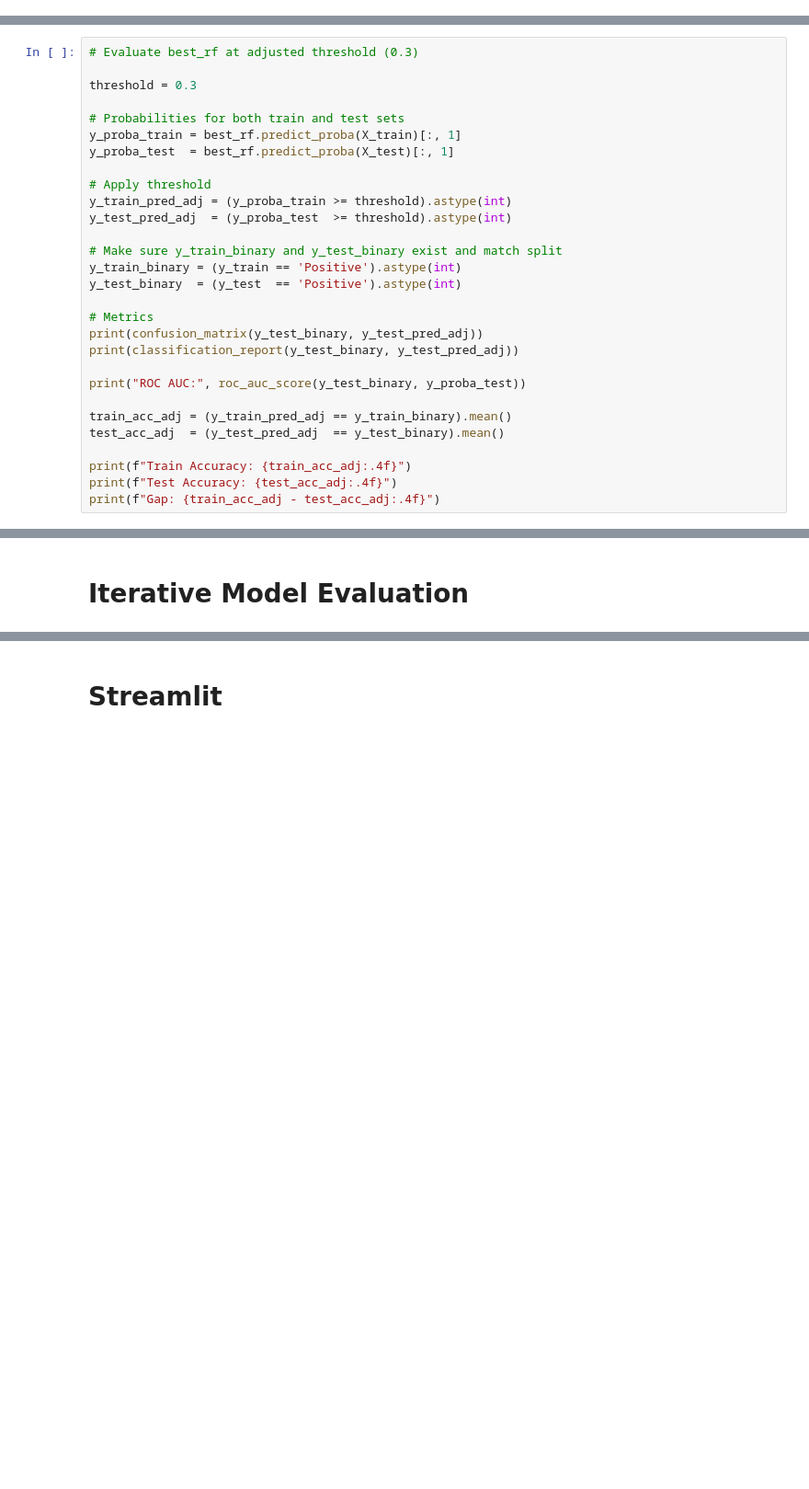
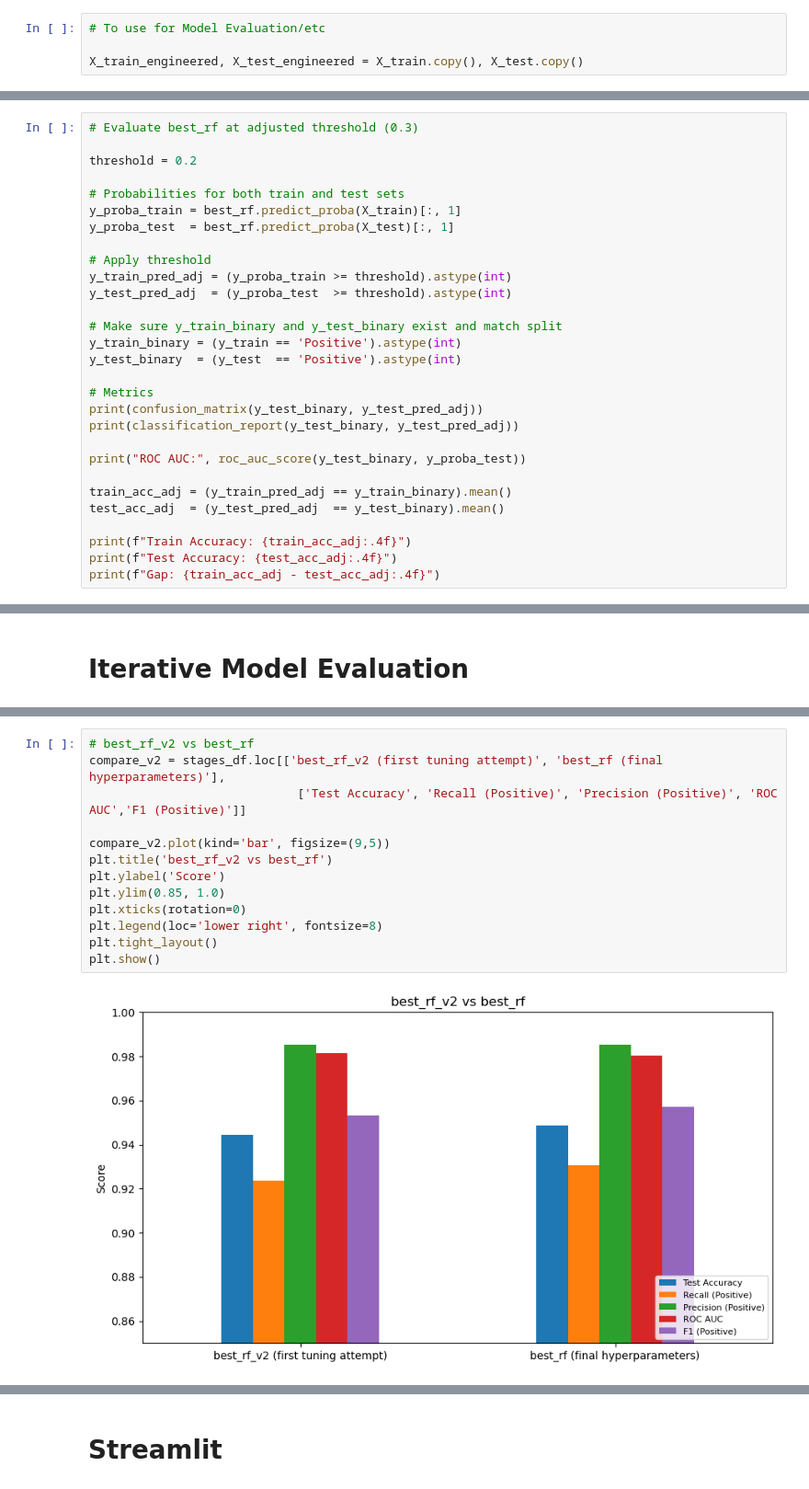
Before and after one commit to dennisho004/MLDP_Project, a Jupyter notebook: MLDP_Program_Codes_Submission_Template.ipynb, the cells around one changed output, grey strips where cells are left out. Shown at 92% size. Saved outputs shown, nothing was run; the diff lists cells and outputs as text; blank space fills up the shorter version.

Commit message:
Iterative Model Completion
- Justification/Analysis are subject to change

```diff
--- a/MLDP_Program_Codes_Submission_Template.ipynb
+++ b/MLDP_Program_Codes_Submission_Template.ipynb
@@ -718,0 +699,4 @@ dtype: float64
+# %%
+# To use for Model Evaluation/etc
+
+X_train_engineered, X_test_engineered = X_train.copy(), X_test.copy()
@@ -782,7 +837,7 @@ ROC AUC: 0.9723765432098765
 # %%
 # Evaluate best_rf at adjusted threshold (0.3)
 
-threshold = 0.3
+threshold = 0.2
 
 # Probabilities for both train and test sets
 y_proba_train = best_rf.predict_proba(X_train)[:, 1]
@@ -828,0 +961,15 @@ Gap: 0.0097
+# %%
+# best_rf_v2 vs best_rf
+compare_v2 = stages_df.loc[['best_rf_v2 (first tuning attempt)', 'best_rf (final hyperparameters)'],
+                             ['Test Accuracy', 'Recall (Positive)', 'Precision (Positive)', 'ROC AUC','F1 (Positive)']]
+
+compare_v2.plot(kind='bar', figsize=(9,5))
+plt.title('best_rf_v2 vs best_rf')
+plt.ylabel('Score')
+plt.ylim(0.85, 1.0)
+plt.xticks(rotation=0)
+plt.legend(loc='lower right', fontsize=8)
+plt.tight_layout()
+plt.show()
+# %% [output]
+[figure, added]
```
Also changed, not shown: parts of 37 cells of this notebook, 1 other file.
